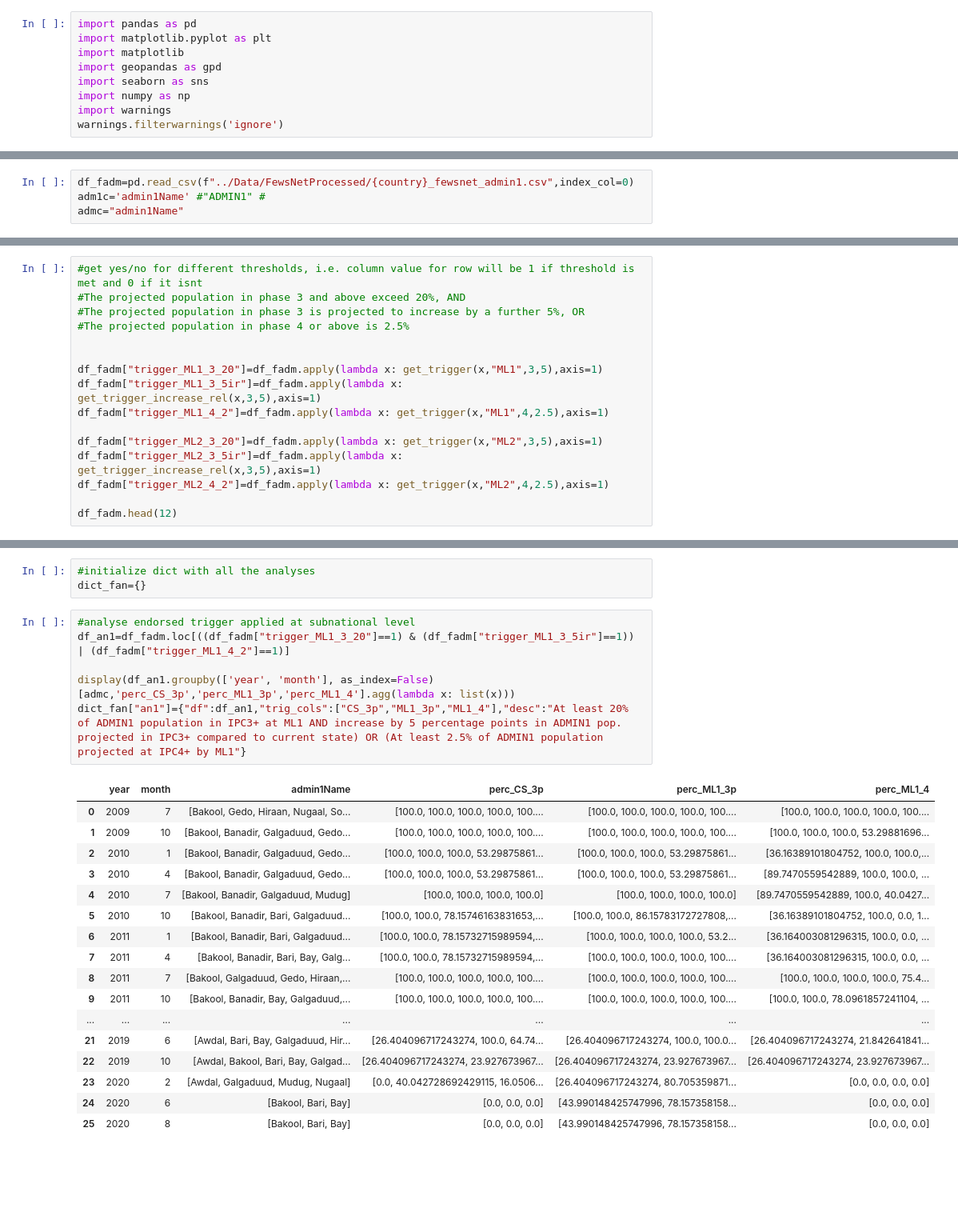
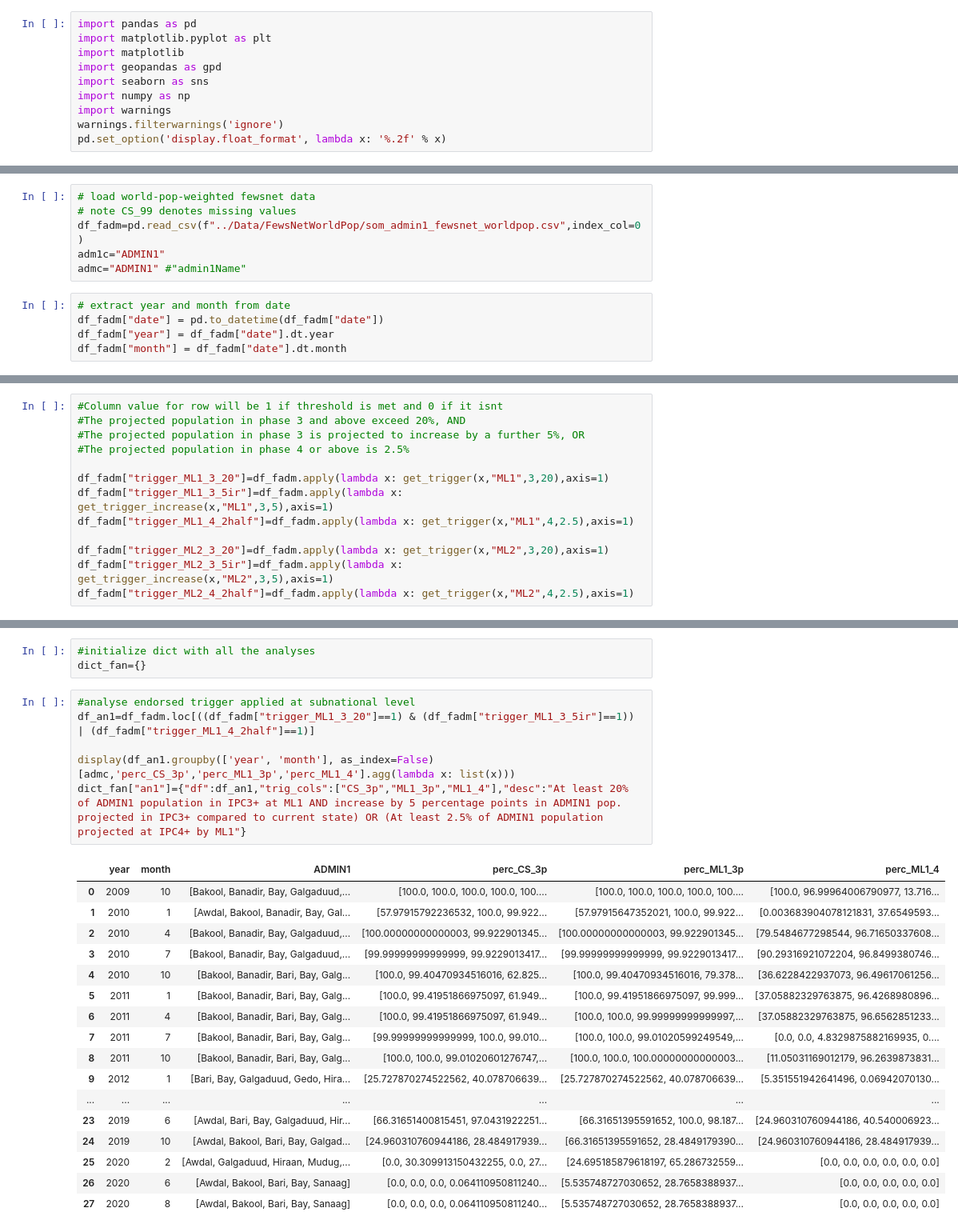
Before and after one commit to OCHA-DAP/pa-anticipatory-action, a Jupyter notebook: analyses/somalia/notebooks/ipc_threshold_analysis.ipynb, the cells around one changed output, grey strips where cells are left out. Shown at 80% size. Cells and saved outputs as stored; diff of their text form; blank space fills up the shorter version.

```diff
--- a/analyses/somalia/notebooks/ipc_threshold_analysis.ipynb
+++ b/analyses/somalia/notebooks/ipc_threshold_analysis.ipynb
@@ -18,12 +15,20 @@ import seaborn as sns
 import numpy as np
 import warnings
 warnings.filterwarnings('ignore')
+pd.set_option('display.float_format', lambda x: '%.2f' % x)
 # %%
 country="somalia"
 # %%
-df_fadm=pd.read_csv(f"../Data/FewsNetProcessed/{country}_fewsnet_admin1.csv",index_col=0)
-adm1c='admin1Name' #"ADMIN1" #
-admc="admin1Name"
+# load world-pop-weighted fewsnet data
+# note CS_99 denotes missing values
+df_fadm=pd.read_csv(f"../Data/FewsNetWorldPop/som_admin1_fewsnet_worldpop.csv",index_col=0)
+adm1c="ADMIN1"
+admc="ADMIN1" #"admin1Name"
+# %%
+# extract year and month from date
+df_fadm["date"] = pd.to_datetime(df_fadm["date"])
+df_fadm["year"] = df_fadm["date"].dt.year
+df_fadm["month"] = df_fadm["date"].dt.month
 # %%
 df_fadm
 # %% [output]
@@ -154,16 +321,13 @@ def get_trigger_increase(row, status, level, perc):
 # %%
-#get yes/no for different thresholds, i.e. column value for row will be 1 if threshold is met and 0 if it isnt
+#Column value for row will be 1 if threshold is met and 0 if it isnt
 #The projected population in phase 3 and above exceed 20%, AND
 #The projected population in phase 3 is projected to increase by a further 5%, OR
 #The projected population in phase 4 or above is 2.5%
 
+df_fadm["trigger_ML1_3_20"]=df_fadm.apply(lambda x: get_trigger(x,"ML1",3,20),axis=1)
+df_fadm["trigger_ML1_3_5ir"]=df_fadm.apply(lambda x: get_trigger_increase(x,"ML1",3,5),axis=1)
+df_fadm["trigger_ML1_4_2half"]=df_fadm.apply(lambda x: get_trigger(x,"ML1",4,2.5),axis=1)
 
-df_fadm["trigger_ML1_3_20"]=df_fadm.apply(lambda x: get_trigger(x,"ML1",3,5),axis=1)
-df_fadm["trigger_ML1_3_5ir"]=df_fadm.apply(lambda x: get_trigger_increase_rel(x,3,5),axis=1)
-df_fadm["trigger_ML1_4_2"]=df_fadm.apply(lambda x: get_trigger(x,"ML1",4,2.5),axis=1)
-
-df_fadm["trigger_ML2_3_20"]=df_fadm.apply(lambda x: get_trigger(x,"ML2",3,5),axis=1)
-df_fadm["trigger_ML2_3_5ir"]=df_fadm.apply(lambda x: get_trigger_increase_rel(x,3,5),axis=1)
-df_fadm["trigger_ML2_4_2"]=df_fadm.apply(lambda x: get_trigger(x,"ML2",4,2.5),axis=1)
-
-df_fadm.head(12)
+df_fadm["trigger_ML2_3_20"]=df_fadm.apply(lambda x: get_trigger(x,"ML2",3,20),axis=1)
+df_fadm["trigger_ML2_3_5ir"]=df_fadm.apply(lambda x: get_trigger_increase(x,"ML2",3,5),axis=1)
+df_fadm["trigger_ML2_4_2half"]=df_fadm.apply(lambda x: get_trigger(x,"ML2",4,2.5),axis=1)
@@ -187,28 +336,28 @@ df_fadm.head(12)
 dict_fan={}
 # %%
 #analyse endorsed trigger applied at subnational level
-df_an1=df_fadm.loc[((df_fadm["trigger_ML1_3_20"]==1) & (df_fadm["trigger_ML1_3_5ir"]==1)) | (df_fadm["trigger_ML1_4_2"]==1)]
+df_an1=df_fadm.loc[((df_fadm["trigger_ML1_3_20"]==1) & (df_fadm["trigger_ML1_3_5ir"]==1)) | (df_fadm["trigger_ML1_4_2half"]==1)]
 
 display(df_an1.groupby(['year', 'month'], as_index=False)[admc,'perc_CS_3p','perc_ML1_3p','perc_ML1_4'].agg(lambda x: list(x)))
 dict_fan["an1"]={"df":df_an1,"trig_cols":["CS_3p","ML1_3p","ML1_4"],"desc":"At least 20% of ADMIN1 population in IPC3+ at ML1 AND increase by 5 percentage points in ADMIN1 pop. projected in IPC3+ compared to current state) OR (At least 2.5% of ADMIN1 population projected at IPC4+ by ML1"}
 # %% [output]
-|  | year | month | admin1Name | perc_CS_3p | perc_ML1_3p | perc_ML1_4 |
-| 0 | 2009 | 7 | [Bakool, Gedo, Hiraan, Nugaal, So... | [100.0, 100.0, 100.0, 100.0, 100.... | [100.0, 100.0, 100.0, 100.0, 100.... | [100.0, 100.0, 100.0, 100.0, 100.... |
-| 1 | 2009 | 10 | [Bakool, Banadir, Galgaduud, Gedo... | [100.0, 100.0, 100.0, 100.0, 100.... | [100.0, 100.0, 100.0, 100.0, 100.... | [100.0, 100.0, 100.0, 53.29881696... |
-| 2 | 2010 | 1 | [Bakool, Banadir, Galgaduud, Gedo... | [100.0, 100.0, 100.0, 53.29875861... | [100.0, 100.0, 100.0, 53.29875861... | [36.16389101804752, 100.0, 100.0,... |
-| 3 | 2010 | 4 | [Bakool, Banadir, Galgaduud, Gedo... | [100.0, 100.0, 100.0, 53.29875861... | [100.0, 100.0, 100.0, 53.29875861... | [89.7470559542889, 100.0, 100.0, ... |
-| 4 | 2010 | 7 | [Bakool, Banadir, Galgaduud, Mudug] | [100.0, 100.0, 100.0, 100.0] | [100.0, 100.0, 100.0, 100.0] | [89.7470559542889, 100.0, 40.0427... |
-| 5 | 2010 | 10 | [Bakool, Banadir, Bari, Galgaduud... | [100.0, 100.0, 78.15746163831653,... | [100.0, 100.0, 86.15783172727808,... | [36.16389101804752, 100.0, 0.0, 1... |
-| 6 | 2011 | 1 | [Bakool, Banadir, Bari, Galgaduud... | [100.0, 100.0, 78.15732715989594,... | [100.0, 100.0, 100.0, 100.0, 53.2... | [36.164003081296315, 100.0, 0.0, ... |
-| 7 | 2011 | 4 | [Bakool, Banadir, Bari, Bay, Galg... | [100.0, 100.0, 78.15732715989594,... | [100.0, 100.0, 100.0, 100.0, 100.... | [36.164003081296315, 100.0, 0.0, ... |
-| 8 | 2011 | 7 | [Bakool, Galgaduud, Gedo, Hiraan,... | [100.0, 100.0, 100.0, 100.0, 100.... | [100.0, 100.0, 100.0, 100.0, 100.... | [100.0, 100.0, 100.0, 100.0, 75.4... |
-| 9 | 2011 | 10 | [Bakool, Banadir, Bay, Galgaduud,... | [100.0, 100.0, 100.0, 100.0, 100.... | [100.0, 100.0, 100.0, 100.0, 100.... | [100.0, 100.0, 78.0961857241104, ... |
+|  | year | month | ADMIN1 | perc_CS_3p | perc_ML1_3p | perc_ML1_4 |
+| 0 | 2009 | 10 | [Bakool, Banadir, Bay, Galgaduud,... | [100.0, 100.0, 100.0, 100.0, 100.... | [100.0, 100.0, 100.0, 100.0, 100.... | [100.0, 96.99964006790977, 13.716... |
+| 1 | 2010 | 1 | [Awdal, Bakool, Banadir, Bay, Gal... | [57.97915792236532, 100.0, 99.922... | [57.97915647352021, 100.0, 99.922... | [0.003683904078121831, 37.6549593... |
+| 2 | 2010 | 4 | [Bakool, Banadir, Bay, Galgaduud,... | [100.00000000000003, 99.922901345... | [100.00000000000003, 99.922901345... | [79.5484677298544, 96.71650337608... |
+| 3 | 2010 | 7 | [Bakool, Banadir, Bay, Galgaduud,... | [99.99999999999999, 99.9229013417... | [99.99999999999999, 99.9229013417... | [90.29316921072204, 96.8499380746... |
+| 4 | 2010 | 10 | [Bakool, Banadir, Bari, Bay, Galg... | [100.0, 99.40470934516016, 62.825... | [100.0, 99.40470934516016, 79.378... | [36.6228422937073, 96.49617061256... |
+| 5 | 2011 | 1 | [Bakool, Banadir, Bari, Bay, Galg... | [100.0, 99.41951866975097, 61.949... | [100.0, 99.41951866975097, 99.999... | [37.05882329763875, 96.4268980896... |
+| 6 | 2011 | 4 | [Bakool, Banadir, Bari, Bay, Galg... | [100.0, 99.41951866975097, 61.949... | [100.0, 100.0, 99.99999999999997,... | [37.05882329763875, 96.6562851233... |
+| 7 | 2011 | 7 | [Bakool, Banadir, Bari, Bay, Galg... | [99.99999999999999, 100.0, 99.010... | [100.0, 100.0, 99.01020599249549,... | [0.0, 0.0, 4.8329875882169935, 0.... |
+| 8 | 2011 | 10 | [Bakool, Banadir, Bari, Bay, Galg... | [100.0, 100.0, 99.01020601276747,... | [100.0, 100.0, 100.00000000000003... | [11.05031169012179, 96.2639873831... |
+| 9 | 2012 | 1 | [Bari, Bay, Galgaduud, Gedo, Hira... | [25.727870274522562, 40.078706639... | [25.727870274522562, 40.078706639... | [5.351551942641496, 0.06942070130... |
 | ... | ... | ... | ... | ... | ... | ... |
-| 21 | 2019 | 6 | [Awdal, Bari, Bay, Galgaduud, Hir... | [26.404096717243274, 100.0, 64.74... | [26.404096717243274, 100.0, 100.0... | [26.404096717243274, 21.842641841... |
-| 22 | 2019 | 10 | [Awdal, Bakool, Bari, Bay, Galgad... | [26.404096717243274, 23.927673967... | [26.404096717243274, 23.927673967... | [26.404096717243274, 23.927673967... |
-| 23 | 2020 | 2 | [Awdal, Galgaduud, Mudug, Nugaal] | [0.0, 40.042728692429115, 16.0506... | [26.404096717243274, 80.705359871... | [0.0, 0.0, 0.0, 0.0] |
-| 24 | 2020 | 6 | [Bakool, Bari, Bay] | [0.0, 0.0, 0.0] | [43.990148425747996, 78.157358158... | [0.0, 0.0, 0.0] |
-| 25 | 2020 | 8 | [Bakool, Bari, Bay] | [0.0, 0.0, 0.0] | [43.990148425747996, 78.157358158... | [0.0, 0.0, 0.0] |
+| 23 | 2019 | 6 | [Awdal, Bari, Bay, Galgaduud, Hir... | [66.31651400815451, 97.0431922251... | [66.31651395591652, 100.0, 98.187... | [24.960310760944186, 40.540006923... |
+| 24 | 2019 | 10 | [Awdal, Bakool, Bari, Bay, Galgad... | [24.960310760944186, 28.484917939... | [66.31651395591652, 28.4849179390... | [24.960310760944186, 28.484917939... |
+| 25 | 2020 | 2 | [Awdal, Galgaduud, Hiraan, Mudug,... | [0.0, 30.309913150432255, 0.0, 27... | [24.695185879618197, 65.286732559... | [0.0, 0.0, 0.0, 0.0, 0.0, 0.0] |
+| 26 | 2020 | 6 | [Awdal, Bakool, Bari, Bay, Sanaag] | [0.0, 0.0, 0.0, 0.064110950811240... | [5.535748727030652, 28.7658388937... | [0.0, 0.0, 0.0, 0.0, 0.0] |
+| 27 | 2020 | 8 | [Awdal, Bakool, Bari, Bay, Sanaag] | [0.0, 0.0, 0.0, 0.064110950811240... | [5.535748727030652, 28.7658388937... | [0.0, 0.0, 0.0, 0.0, 0.0] |
 # %%
 def col_pop(row,col,df):
     pop_col=df[df.date==row.date][col].sum()
```
Also changed, not shown: parts of 27 cells of this notebook.
